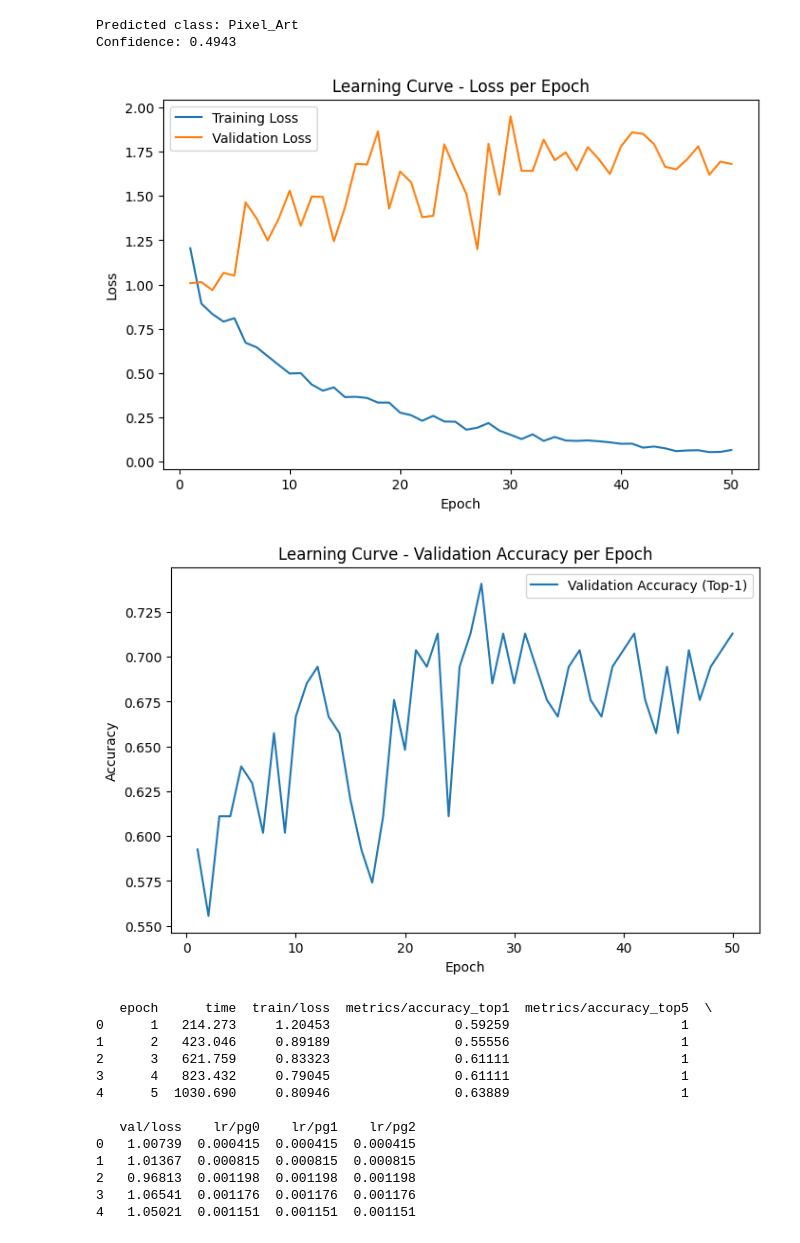
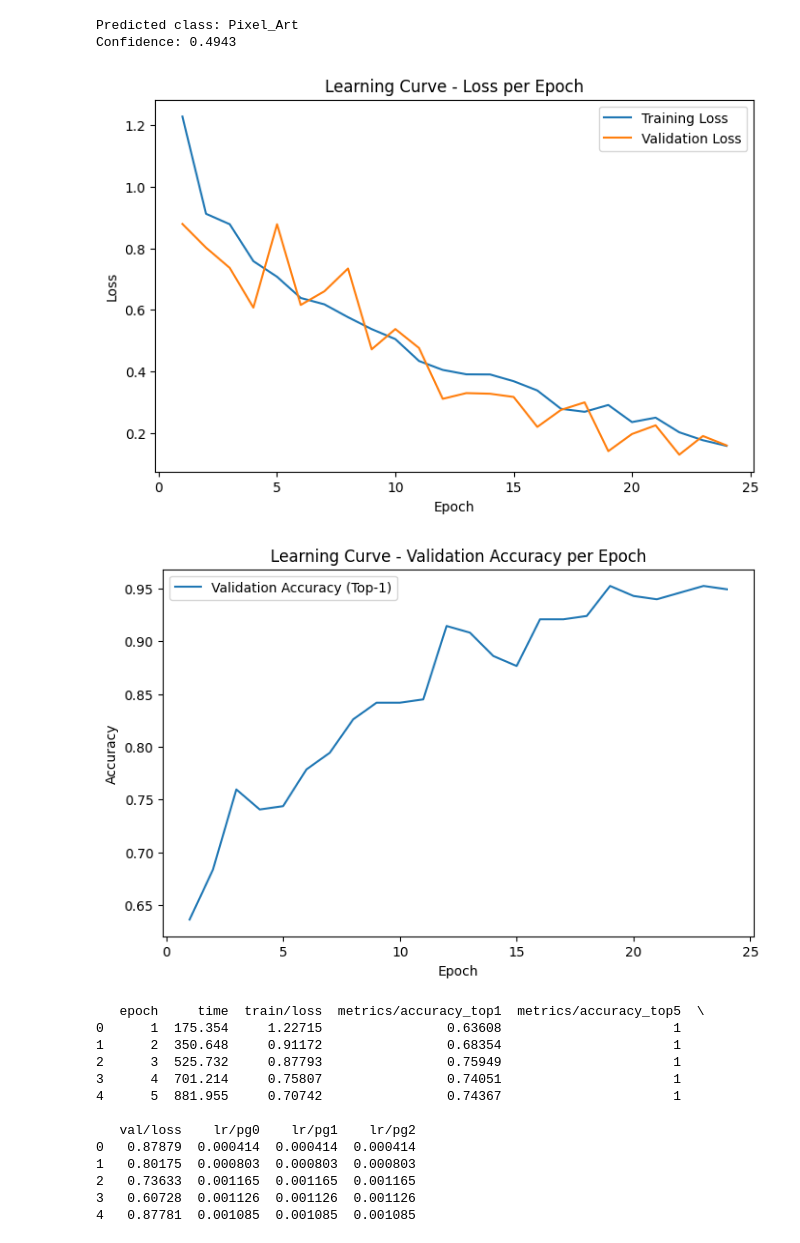
Before and after one commit to zm-f21/My-Computer-Vision-Project, a Jupyter notebook: ComputerVisionProject.ipynb, the cells around one changed output. Saved outputs shown, nothing was run; the diff lists cells and outputs as text; code cells hidden in the pictures.

```diff
--- a/ComputerVisionProject.ipynb
+++ b/ComputerVisionProject.ipynb
@@ -640,53 +653,53 @@ Confidence: 0.4943
 # %%
 import pandas as pd
 import matplotlib.pyplot as plt
 
 # Path to YOLO results
-results_path = "/content/runs/classify/train/results.csv"
+results_path = "/content/runs/classify/train5/results.csv"
 
 # Load CSV
 df = pd.read_csv(results_path)
 
 # Plot training vs validation loss
 plt.figure(figsize=(8,5))
 plt.plot(df["epoch"], df["train/loss"], label="Training Loss")
 plt.plot(df["epoch"], df["val/loss"], label="Validation Loss")
 plt.xlabel("Epoch")
 plt.ylabel("Loss")
 plt.title("Learning Curve - Loss per Epoch")
 plt.legend()
 plt.show()
 
 # Plot accuracy (Top-1)
 plt.figure(figsize=(8,5))
 plt.plot(df["epoch"], df["metrics/accuracy_top1"], label="Validation Accuracy (Top-1)")
 plt.xlabel("Epoch")
 plt.ylabel("Accuracy")
 plt.title("Learning Curve - Validation Accuracy per Epoch")
 plt.legend()
 plt.show()
 # %% [output]
-[figure, old version]
+[figure, new version]
-[figure, old version]
+[figure, new version]
 # %%
 import pandas as pd
 
 # Load your YOLO training log
-df = pd.read_csv("/content/runs/classify/train/results.csv")
+df = pd.read_csv("/content/runs/classify/train5/results.csv")
 
 # Display the first few rows
 print(df.head())
 # %% [output]
-   epoch      time  train/loss  metrics/accuracy_top1  metrics/accuracy_top5  \
-0      1   214.273     1.20453                0.59259                      1
-1      2   423.046     0.89189                0.55556                      1
-2      3   621.759     0.83323                0.61111                      1
-3      4   823.432     0.79045                0.61111                      1
-4      5  1030.690     0.80946                0.63889                      1
+   epoch     time  train/loss  metrics/accuracy_top1  metrics/accuracy_top5  \
+0      1  175.354     1.22715                0.63608                      1
+1      2  350.648     0.91172                0.68354                      1
+2      3  525.732     0.87793                0.75949                      1
+3      4  701.214     0.75807                0.74051                      1
+4      5  881.955     0.70742                0.74367                      1
 
    val/loss    lr/pg0    lr/pg1    lr/pg2
-0   1.00739  0.000415  0.000415  0.000415
-1   1.01367  0.000815  0.000815  0.000815
-2   0.96813  0.001198  0.001198  0.001198
-3   1.06541  0.001176  0.001176  0.001176
-4   1.05021  0.001151  0.001151  0.001151
+0   0.87879  0.000414  0.000414  0.000414
+1   0.80175  0.000803  0.000803  0.000803
+2   0.73633  0.001165  0.001165  0.001165
+3   0.60728  0.001126  0.001126  0.001126
+4   0.87781  0.001085  0.001085  0.001085
```
Also changed, not shown: parts of 3 cells of this notebook.
